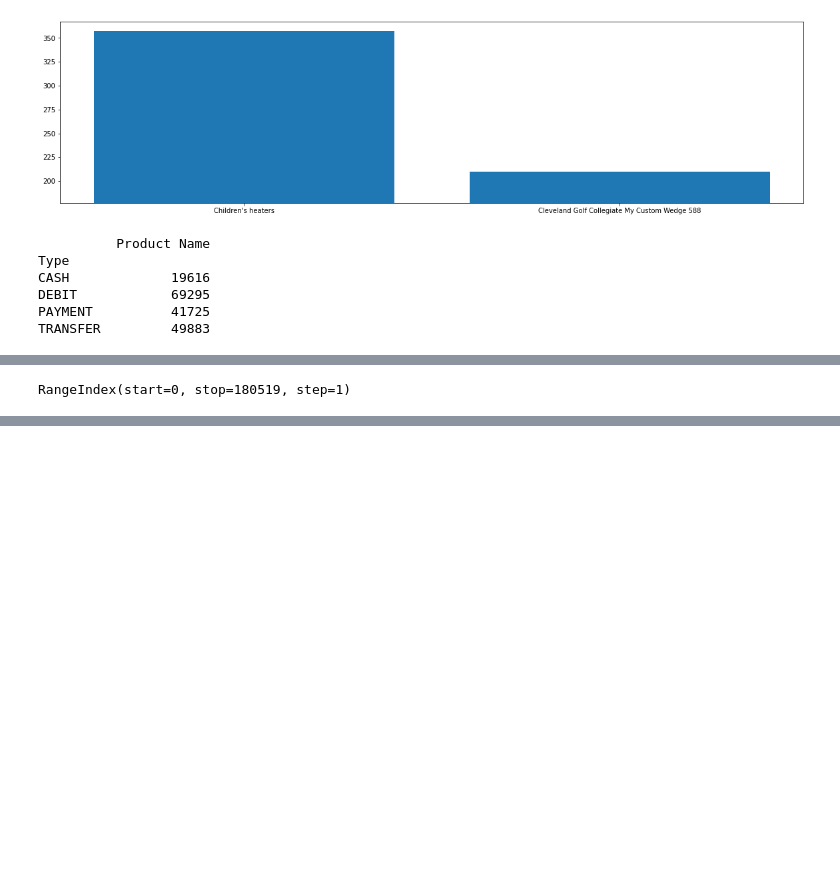
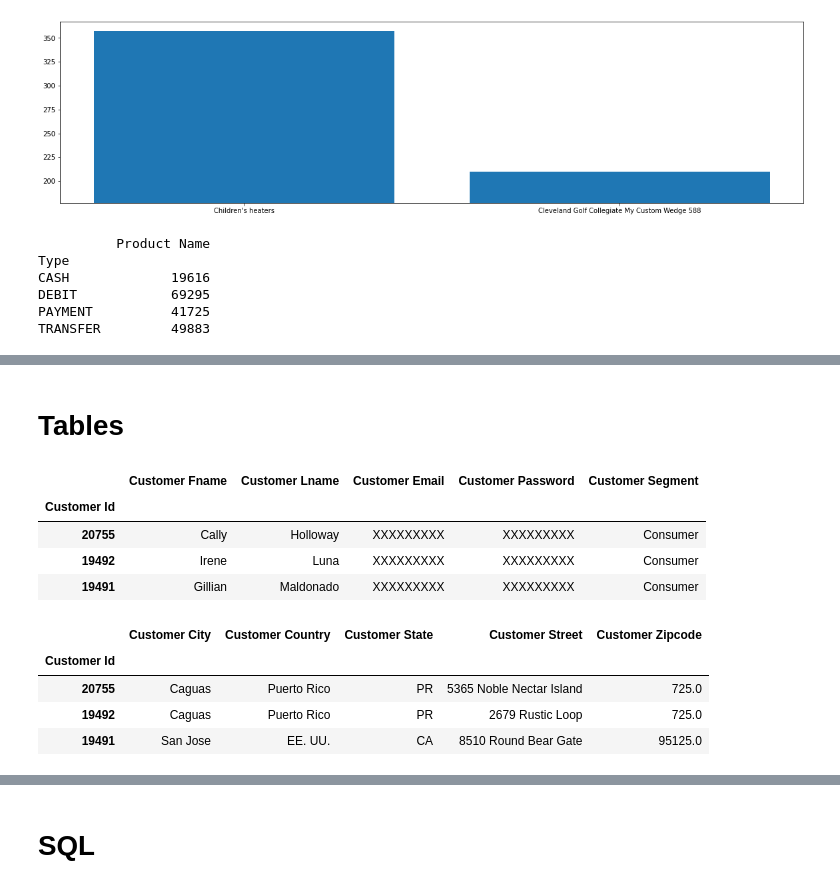
Before and after one commit to luciantin-faks/faks-SPI, a Jupyter notebook: Analiza.ipynb, the cells around one changed output, grey strips where cells are left out. Drawn from its saved outputs; the diff is of its cells as text; code cells hidden in the pictures; blank space fills up the shorter version.

```diff
--- a/Analiza.ipynb
+++ b/Analiza.ipynb
@@ -183,4 +198,22 @@ dataset.set_index("Order Item Id")
-# %%
-print(dataset.index)
-# %% [output]
-RangeIndex(start=0, stop=180519, step=1)
+# %%
+table_customer = dataset[["Customer Id", "Customer Fname", "Customer Lname", "Customer Email", "Customer Password", "Customer Segment"]].set_index("Customer Id")
+table_customer_geo = dataset[["Customer Id", "Customer City", "Customer Country", "Customer State", "Customer Street", "Customer Zipcode"]].set_index("Customer Id")
+table_product = dataset[["Product Card Id", "Product Name", "Product Category Id", "Product Image", "Product Price", "Product Status", ]].groupby("Product Card Id").first()
+table_order = dataset[["Order Item Id", ]]
+# %% [markdown]
+# Tables
+# %%
+display(HTML(table_customer[:3].to_html()))
+display(HTML(table_customer_geo[:3].to_html()))
+display(HTML(table_product[:3].to_html()))
+# %% [output]
+|  | Customer Fname | Customer Lname | Customer Email | Customer Password | Customer Segment |
+| Customer Id |  |  |  |  |  |
+| 20755 | Cally | Holloway | XXXXXXXXX | XXXXXXXXX | Consumer |
+| 19492 | Irene | Luna | XXXXXXXXX | XXXXXXXXX | Consumer |
+| 19491 | Gillian | Maldonado | XXXXXXXXX | XXXXXXXXX | Consumer |
+|  | Customer City | Customer Country | Customer State | Customer Street | Customer Zipcode |
+| Customer Id |  |  |  |  |  |
+| 20755 | Caguas | Puerto Rico | PR | 5365 Noble Nectar Island | 725.0 |
+| 19492 | Caguas | Puerto Rico | PR | 2679 Rustic Loop | 725.0 |
+| 19491 | San Jose | EE. UU. | CA | 8510 Round Bear Gate | 95125.0 |
@@ -186,0 +225,2 @@ RangeIndex(start=0, stop=180519, step=1)
+# %% [markdown]
+# SQL
```
Also changed, not shown: parts of 7 cells of this notebook, 1 other file.
